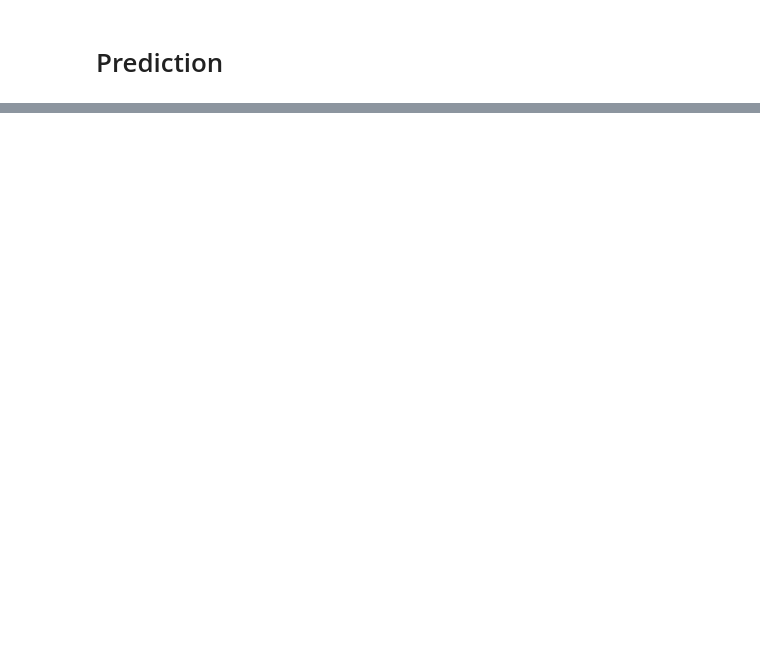
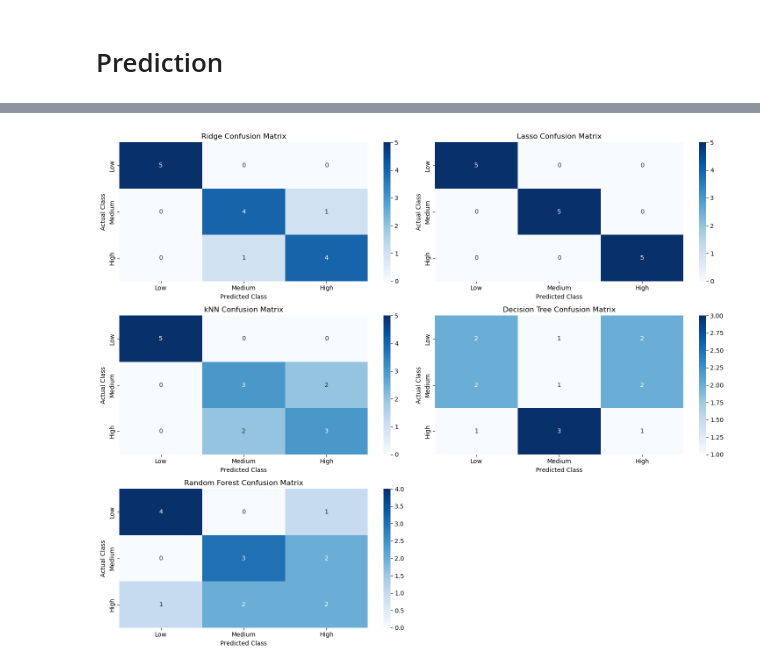
Before and after one commit to Jacob3008/Machine-Learning-Project-3, a Jupyter notebook: ML Project 3.ipynb, the cells around one changed output, grey strips where cells are left out. Saved outputs shown, nothing was run; the diff lists cells and outputs as text; code cells hidden in the pictures; blank space fills up the shorter version.

```diff
--- a/ML Project 3.ipynb
+++ b/ML Project 3.ipynb
@@ -106,0 +398,4 @@ Ridge()
+# %%
+scaler = StandardScaler()
+X_train_scaled = scaler.fit_transform(X_train)
+X_test_scaled = scaler.transform(X_test)
@@ -121,9 +476,13 @@ RMSE: 6.798273615531392
 # %%
-results = pd.DataFrame({
-    "date": test['date'],
-    "actual": y_test.values,
-    "predicted": preds
-})
+combined_results = pd.DataFrame({
+    'date': test['date'].values,
+    'Actual (kWh)': y_test.values,
+    'Ridge': ridge_best_pred,
+    'Lasso': lasso_best_pred,
+    'kNN': knn_best_pred,
+    'Decision Tree': tree_best_pred,
+    'Random Forest': rf_pred
+}).reset_index(drop=True)
 
-print(results)
+combined_results
 # %% [output]
@@ -152,0 +507,77 @@ plt.show()
+# %%
+# Convert actual & predicted yields into 3 classes
+def to_class(series):
+    return pd.qcut(series, q=3, labels=['Low', 'Medium', 'High'])
+
+actual_class = to_class(combined_results['Actual (kWh)'])
+lasso_class = to_class(combined_results['Lasso'])
+ridge_class = to_class(combined_results['Ridge'])
+knn_class = to_class(combined_results['kNN'])
+tree_class = to_class(combined_results['Decision Tree'])
+rf_class = to_class(combined_results['Random Forest'])
+
+def cls_metrics(y_true, y_pred):
+    acc = accuracy_score(y_true, y_pred)
+    precision, recall, f1, _ = precision_recall_fscore_support(y_true, y_pred, average='weighted')
+    return acc, precision, recall, f1
+
+results_cls = pd.DataFrame({
+    "Model": ["Ridge", "Lasso", "KNN", "Decision Tree", "Random Forest"],
+    "Accuracy": [
+        cls_metrics(actual_class, ridge_class)[0],
+        cls_metrics(actual_class, lasso_class)[0],
+        cls_metrics(actual_class, knn_class)[0],
+        cls_metrics(actual_class, tree_class)[0],
+        cls_metrics(actual_class, rf_class)[0],
+    ],
+    "Precision": [
+        cls_metrics(actual_class, ridge_class)[1],
+        cls_metrics(actual_class, lasso_class)[1],
+        cls_metrics(actual_class, knn_class)[1],
+        cls_metrics(actual_class, tree_class)[1],
+        cls_metrics(actual_class, rf_class)[1],
+    ],
+    "Recall": [
+        cls_metrics(actual_class, ridge_class)[2],
+        cls_metrics(actual_class, lasso_class)[2],
+        cls_metrics(actual_class, knn_class)[2],
+        cls_metrics(actual_class, tree_class)[2],
+        cls_metrics(actual_class, rf_class)[2],
+    ],
+    "F1": [
+        cls_metrics(actual_class, ridge_class)[3],
+        cls_metrics(actual_class, lasso_class)[3],
+        cls_metrics(actual_class, knn_class)[3],
+        cls_metrics(actual_class, tree_class)[3],
+        cls_metrics(actual_class, rf_class)[3],
+    ],
+})
+
+results_cls
+
+# Dictionary mapping model names to their predicted class series
+model_class_preds = {
+    "Ridge": ridge_class,
+    "Lasso": lasso_class,
+    "kNN": knn_class,
+    "Decision Tree": tree_class,
+    "Random Forest": rf_class
+}
+
+plt.figure(figsize=(15, 12))
+
+for i, (model_name, preds) in enumerate(model_class_preds.items(), 1):
+    cm = confusion_matrix(actual_class, preds)
+
+    plt.subplot(3, 2, i)
+    sns.heatmap(cm, annot=True, cmap='Blues', fmt='d',
+                xticklabels=['Low', 'Medium', 'High'],
+                yticklabels=['Low', 'Medium', 'High'])
+    plt.title(f"{model_name} Confusion Matrix")
+    plt.xlabel("Predicted Class")
+    plt.ylabel("Actual Class")
+
+plt.tight_layout()
+plt.show()
+# %% [output]
+[figure, added]
```
Also changed, not shown: parts of 40 cells of this notebook, 1 other file.
